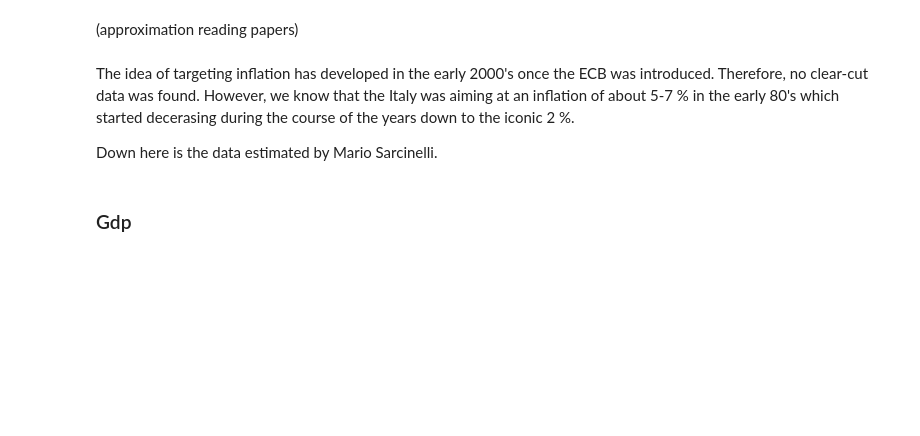
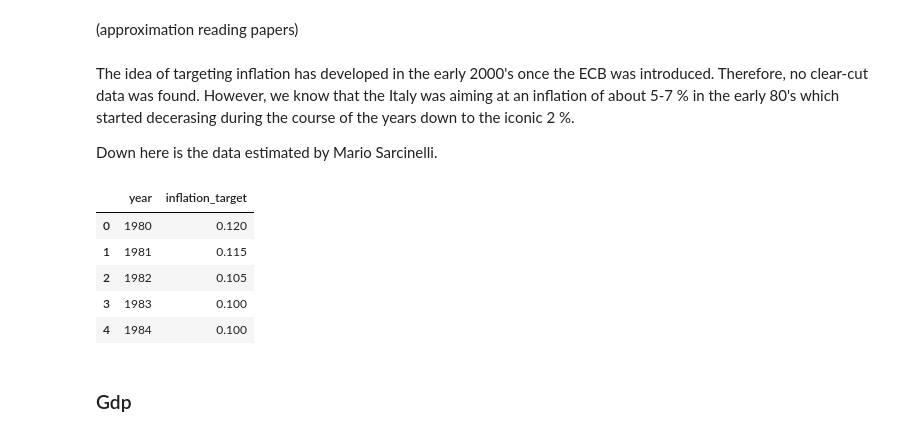
Before and after one commit to AlessandroMorosini/Taylor-Rule-Estimation, a Jupyter notebook: extraction.ipynb, the cells around one changed output. Saved outputs shown, nothing was run; the diff lists cells and outputs as text; code cells hidden in the pictures; blank space fills up the shorter version.

```diff
--- a/extraction.ipynb
+++ b/extraction.ipynb
@@ -75,9 +85,19 @@ Down here is the data estimated by Mario Sarcinelli.
 # %%
 years = list(range(1980, 2003))
 
-inflation_target = [12, 11.5, 10.5, 10, 10, 7, 6, 4, 4.5, 4, 4.5, 5, 4.5, 4.5, 3.5, 4.7, 4., 3, 2, 2, 2, 2, 2]
+inflation_target = np.array([12, 11.5, 10.5, 10, 10, 7, 6, 4, 4.5, 4, 4.5, 5, 4.5, 4.5, 3.5, 4.7, 4., 3, 2, 2, 2, 2, 2])
+inflation_target *= 0.01
 
 df = pd.DataFrame({'year': years, 'inflation_target': inflation_target})
+# %%
+df.head()
+# %% [output]
+|  | year | inflation_target |
+| 0 | 1980 | 0.120 |
+| 1 | 1981 | 0.115 |
+| 2 | 1982 | 0.105 |
+| 3 | 1983 | 0.100 |
+| 4 | 1984 | 0.100 |
 # %%
 df.to_csv(clean_data_dir / "inflation_target.csv", sep="\t", index=False)
 # %% [markdown]
```
Also changed, not shown: parts of 26 cells of this notebook, 3 other files.
